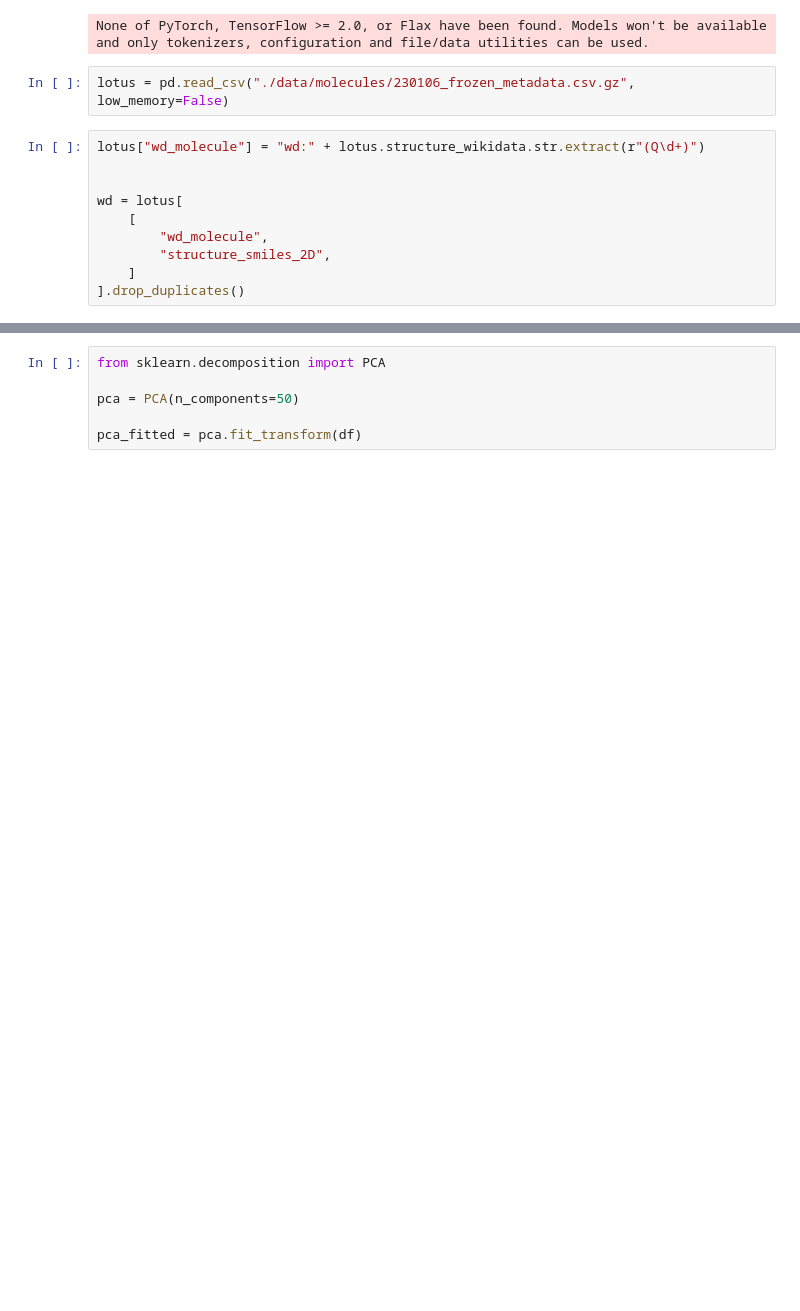
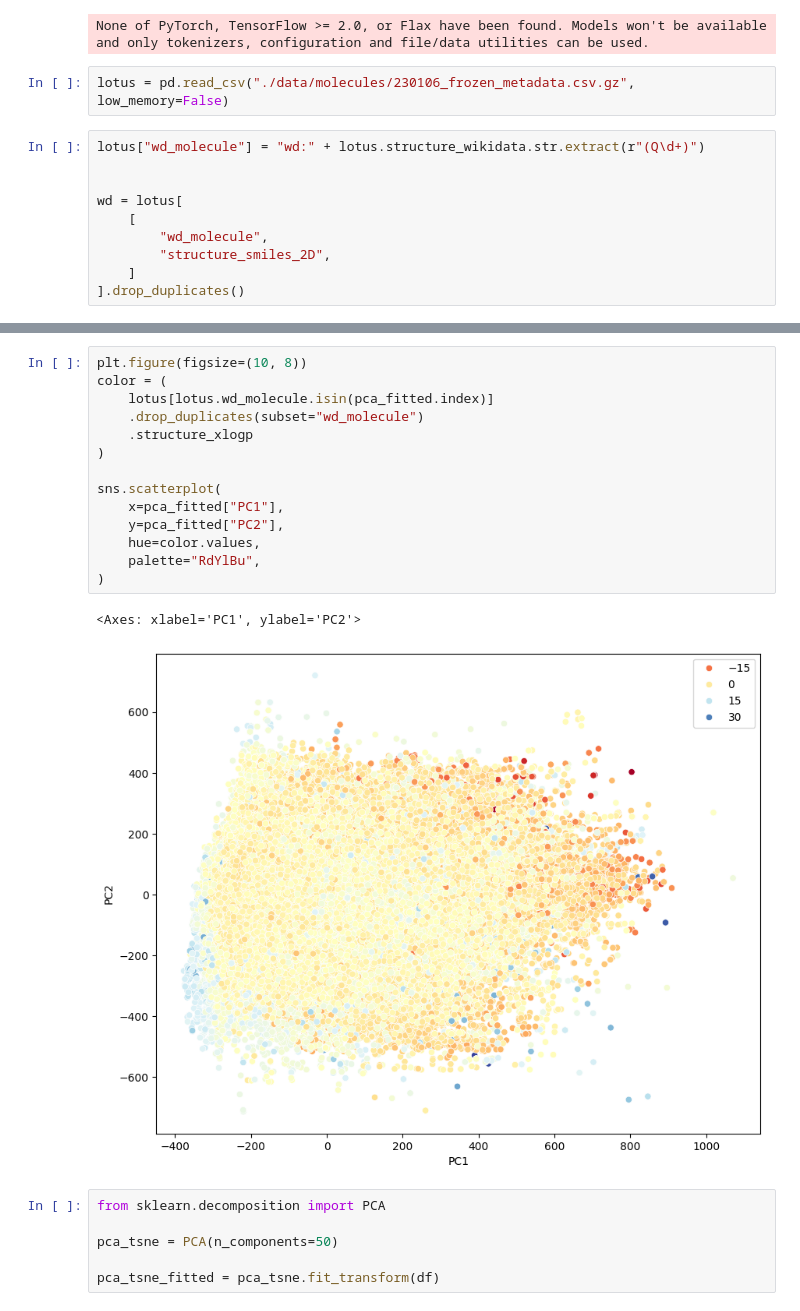
Before and after one commit to anticipated-lotus/hyper-sketching, a Jupyter notebook: chembert.ipynb, the cells around one changed output, grey strips where cells are left out. Cells and saved outputs as stored; diff of their text form; blank space fills up the shorter version.

```diff
--- a/chembert.ipynb
+++ b/chembert.ipynb
@@ -36,7 +65,24 @@ ShapeError: could not create a new DataFrame: series "wd:Q43656" has length 256
+# %%
+plt.figure(figsize=(10, 8))
+color = (
+    lotus[lotus.wd_molecule.isin(pca_fitted.index)]
+    .drop_duplicates(subset="wd_molecule")
+    .structure_xlogp
+)
+
+sns.scatterplot(
+    x=pca_fitted["PC1"],
+    y=pca_fitted["PC2"],
+    hue=color.values,
+    palette="RdYlBu",
+)
+# %% [output]
+<Axes: xlabel='PC1', ylabel='PC2'>
+[figure, added]
 # %%
 from sklearn.decomposition import PCA
 
-pca = PCA(n_components=50)
+pca_tsne = PCA(n_components=50)
 
-pca_fitted = pca.fit_transform(df)
+pca_tsne_fitted = pca_tsne.fit_transform(df)
 # %%
```
Also changed, not shown: parts of 11 cells of this notebook, 3 other files.
